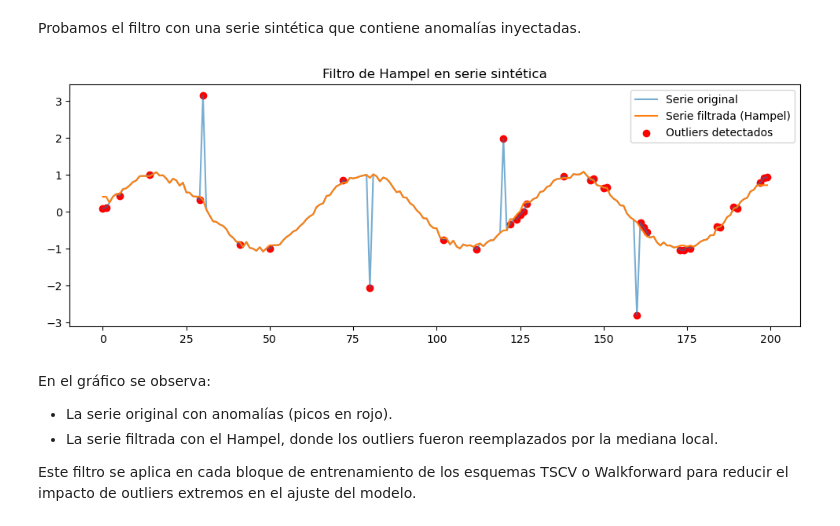
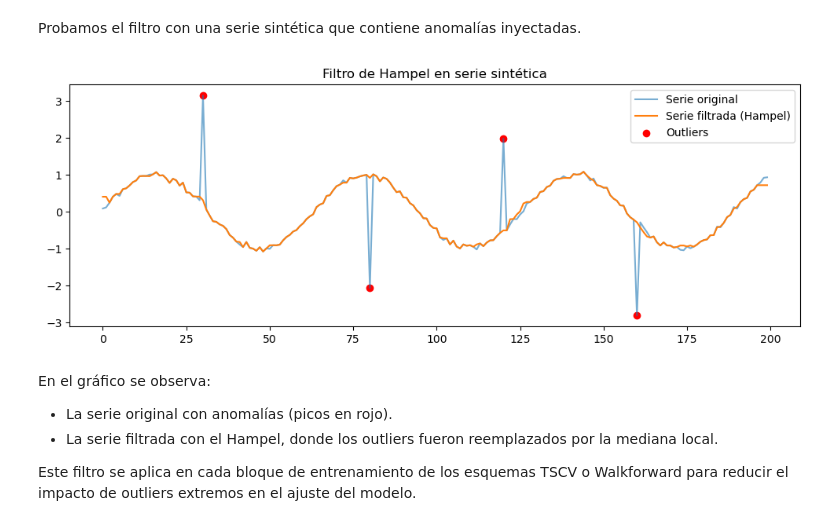
Before and after one commit to PabloAC04/MDF-ANOMALY-DETECTION, a Jupyter notebook: 04_validacion.ipynb, the cells around one changed output. Cells and saved outputs as stored; diff of their text form; code cells hidden in the pictures.

```diff
--- a/04_validacion.ipynb
+++ b/04_validacion.ipynb
@@ -505,30 +505,31 @@ Probamos el filtro con una serie sintética que contiene anomalías inyectadas.
 # %%
 import numpy as np
 
 # Serie con anomalías artificiales
 np.random.seed(0)
 n = 200
 time = np.arange(n)
 series = np.sin(time/10) + 0.05*np.random.randn(n)
-series[[30, 80, 120, 160]] += [3, -3, 2.5, -2.5]  # picos anómalos
+
+outliers = [30, 80, 120, 160]
+series[outliers] += [3, -3, 2.5, -2.5]  # picos anómalos
 
 # Convertimos a GPU
 series_cp = cp.asarray(series, dtype=cp.float32)
 
 # Aplicamos Hampel
-series_clean_cp, mask_cp = hampel_gpu(series_cp, window=15, sigma=3.0, repair="median")
+series_clean_cp, _ = hampel_gpu(series_cp, window=15, sigma=3.0, repair="median")
 series_clean = cp.asnumpy(series_clean_cp)
-mask = cp.asnumpy(mask_cp)
 
 plt.figure(figsize=(12,4))
 plt.plot(time, series, label="Serie original", alpha=0.6)
 plt.plot(time, series_clean, label="Serie filtrada (Hampel)", linewidth=1.5)
-plt.scatter(time[mask], series[mask], color="red", label="Outliers detectados")
+plt.scatter(time[outliers], series[outliers], color="red", label="Outliers")
 plt.legend()
 plt.title("Filtro de Hampel en serie sintética")
 plt.show()
 # %% [output]
-[figure, old version]
+[figure, new version]
 # %% [markdown]
 En el gráfico se observa:
 - La serie original con anomalías (picos en rojo).
```
Also changed, not shown: parts of 5 cells of this notebook, 8 other files.
